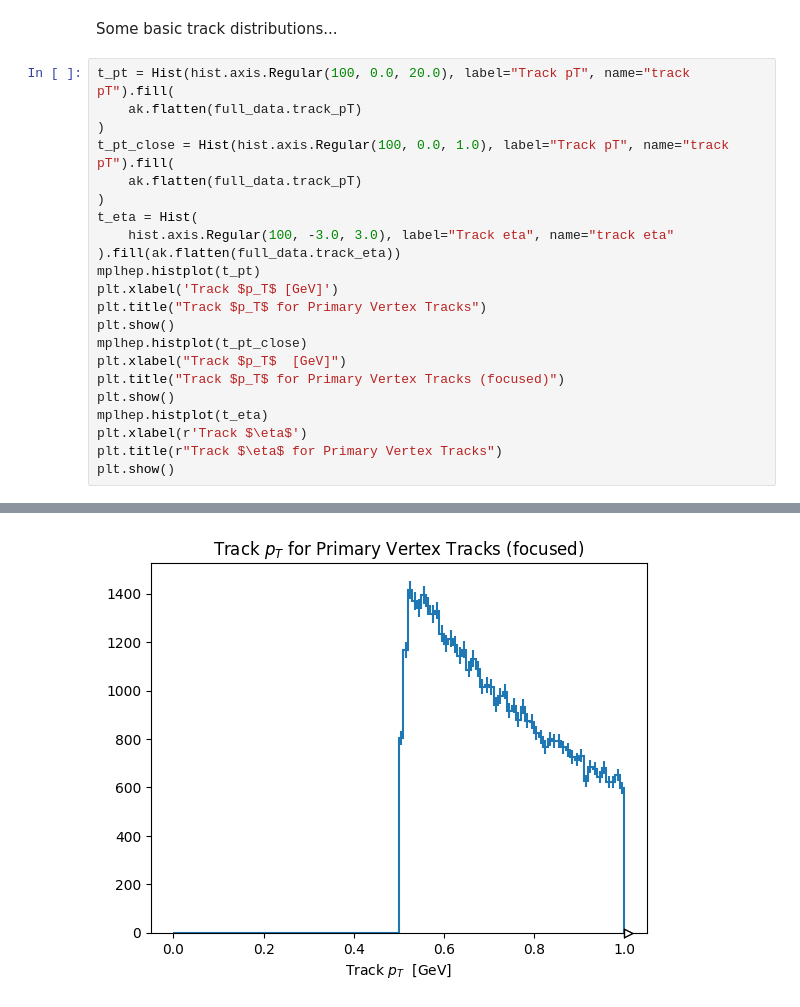
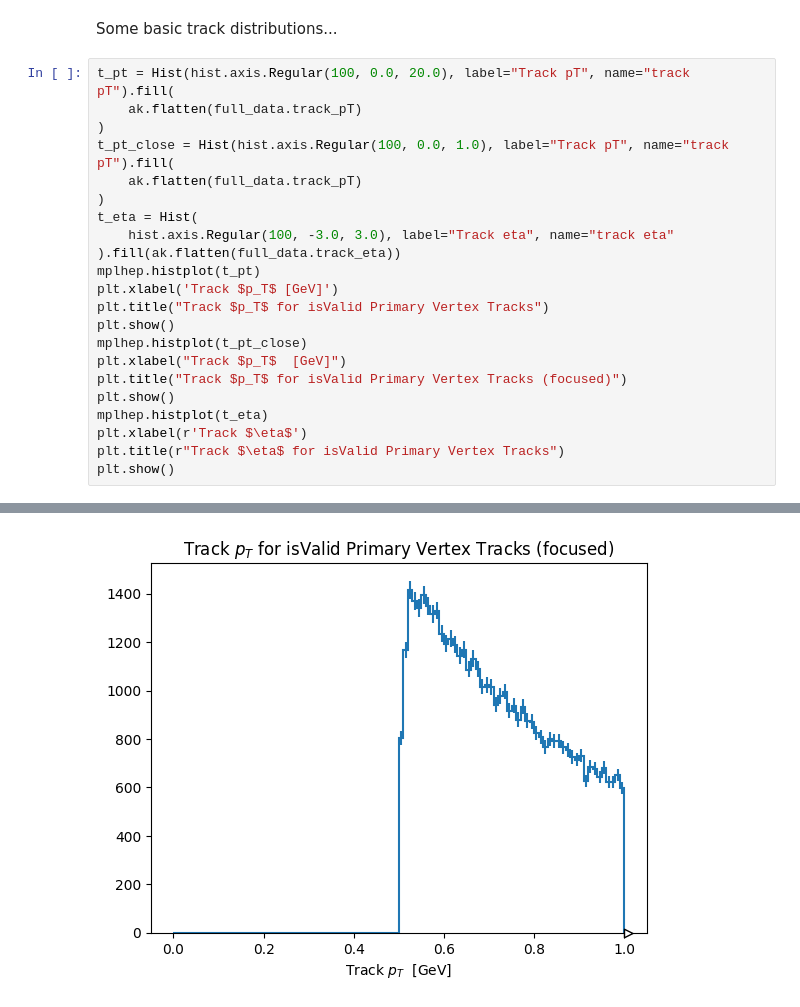
Before and after one commit to gordonwatts/sx_training_fetch, a Jupyter notebook: notebooks/pv_derivation_tracks.ipynb, the cells around one changed output, grey strips where cells are left out. Drawn from its saved outputs; the diff is of its cells as text.

Commit message:
Add plots

```diff
--- a/notebooks/pv_derivation_tracks.ipynb
+++ b/notebooks/pv_derivation_tracks.ipynb
@@ -71,14 +74,14 @@ t_eta = Hist(
 ).fill(ak.flatten(full_data.track_eta))
 mplhep.histplot(t_pt)
 plt.xlabel('Track $p_T$ [GeV]')
-plt.title("Track $p_T$ for Primary Vertex Tracks")
+plt.title("Track $p_T$ for isValid Primary Vertex Tracks")
 plt.show()
 mplhep.histplot(t_pt_close)
 plt.xlabel("Track $p_T$  [GeV]")
-plt.title("Track $p_T$ for Primary Vertex Tracks (focused)")
+plt.title("Track $p_T$ for isValid Primary Vertex Tracks (focused)")
 plt.show()
 mplhep.histplot(t_eta)
 plt.xlabel(r'Track $\eta$')
-plt.title(r"Track $\eta$ for Primary Vertex Tracks")
+plt.title(r"Track $\eta$ for isValid Primary Vertex Tracks")
 plt.show()
 # %% [output]
@@ -86 +89 @@ plt.show()
-[figure, old version]
+[figure, new version]
```
Also changed, not shown: parts of 6 cells of this notebook.
